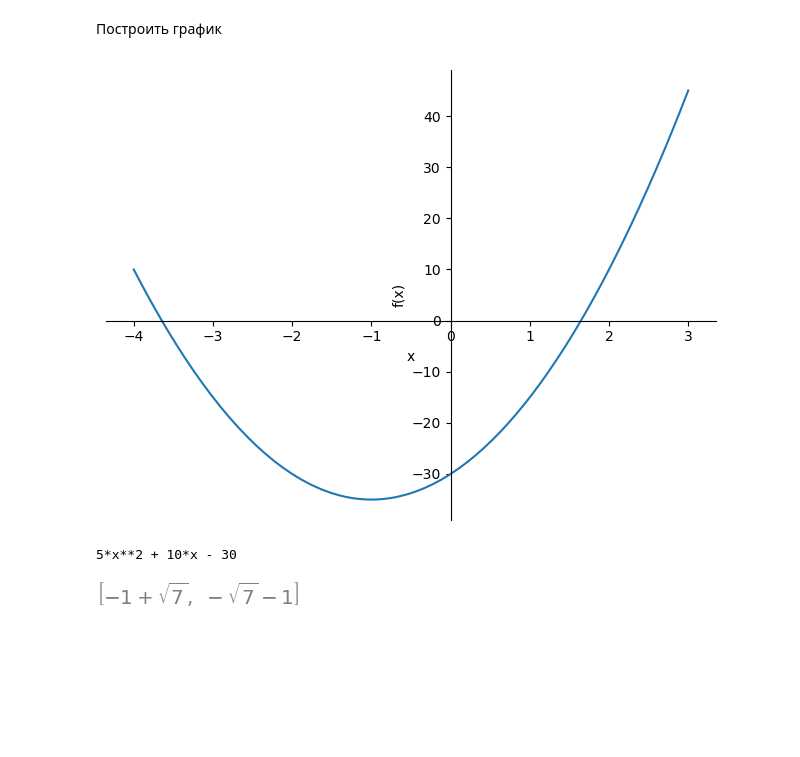
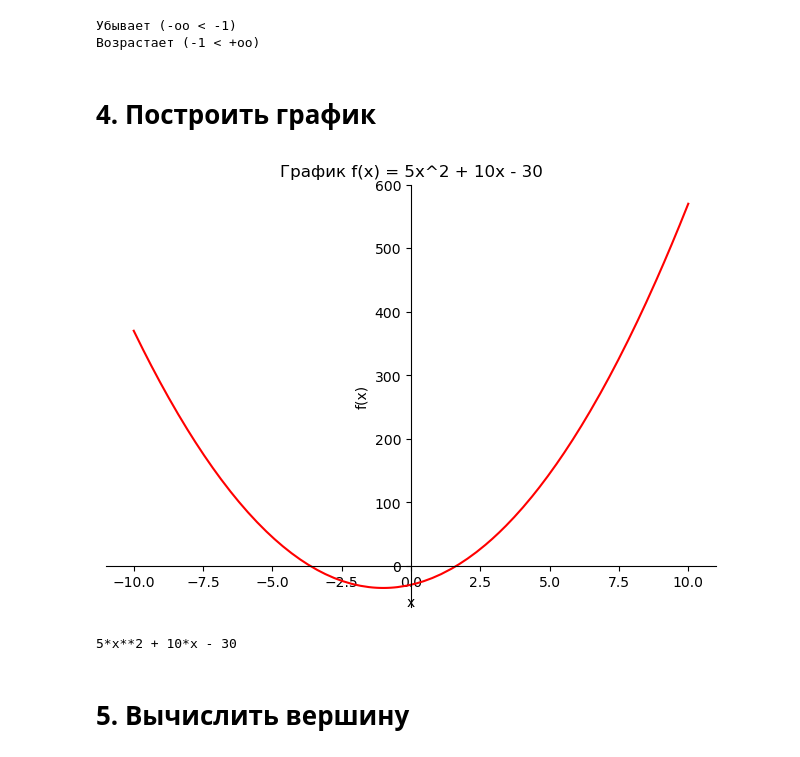
Before and after one commit to Allajka/Python-education, a Jupyter notebook: homework/homework011/work_notebooks.ipynb, the cells around one changed output. Saved outputs shown, nothing was run; the diff lists cells and outputs as text; code cells hidden in the pictures; blank space fills up the shorter version.

```diff
--- a/homework/homework011/work_notebooks.ipynb
+++ b/homework/homework011/work_notebooks.ipynb
@@ -40,12 +27,17 @@ Since there are no variables in the expression [45, 10, -15, -30, -35,
+# %%
+derivative = str(diff(f))
+dot = int(solve(derivative)[0])
+print(f"Убывает (-oo < {dot}) \nВозрастает ({dot} < +oo)")
+# %% [output]
+Убывает (-oo < -1)
+Возрастает (-1 < +oo)
 # %% [markdown]
-Построить график
+# 4. Построить график
 # %%
-plot(g, (x, -4, 3))
-print(g)
+plot(f, (x, -10, 10),line_color='red', title='График f(x) = 5x^2 + 10x - 30')
+print(f)
 # %% [output]
-[figure, old version]
+[figure, new version]
 5*x**2 + 10*x - 30
-# %%
-solve(5*x**2 + 10*x - 30, x)
-# %% [output]
-[figure, removed]
+# %% [markdown]
+# 5. Вычислить вершину
```
Also changed, not shown: parts of 11 cells of this notebook.
